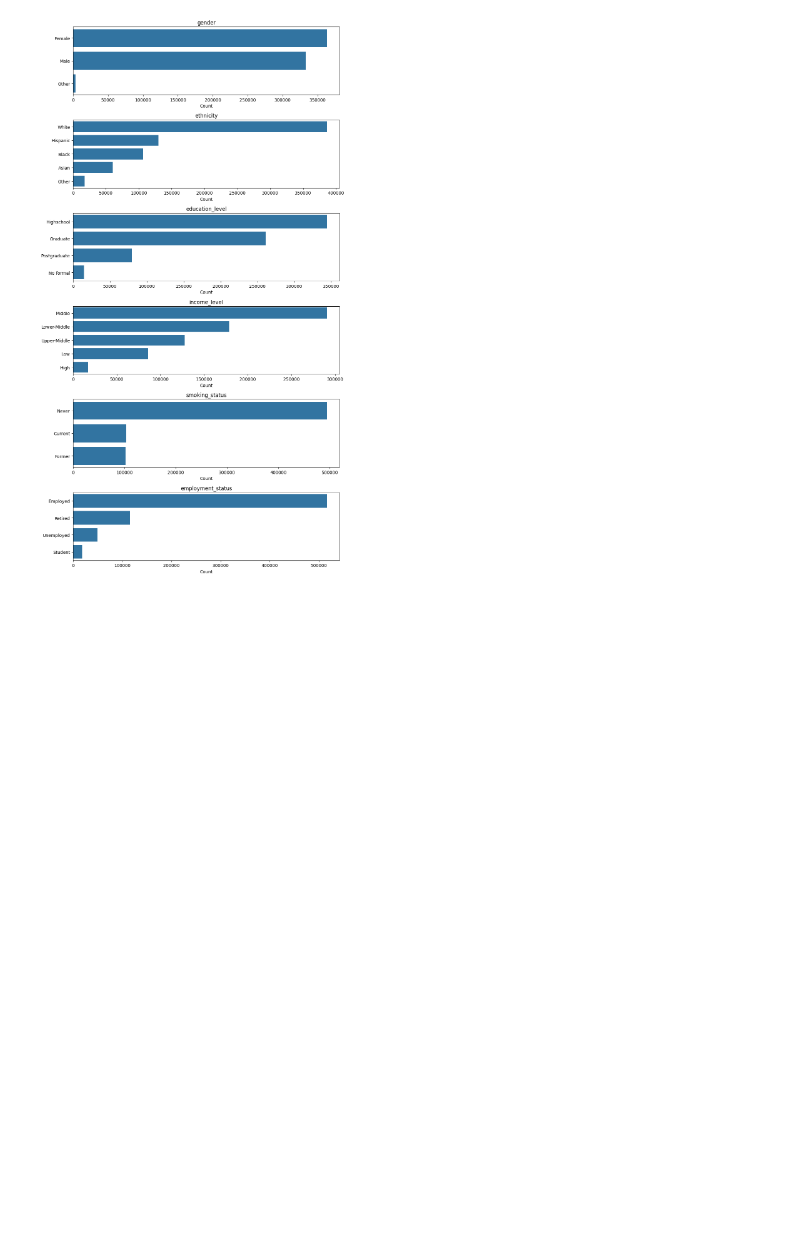
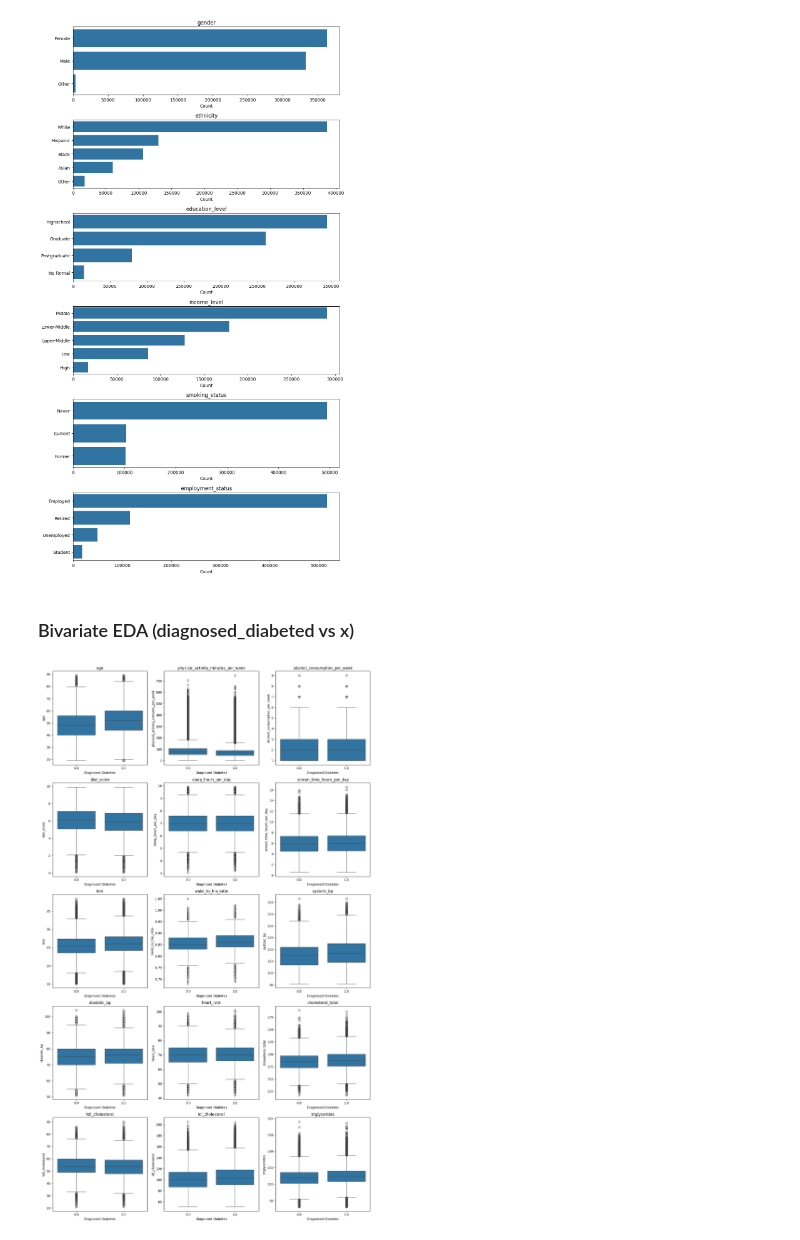
Before and after one commit to JoseAlfaro12/playground-series-s5e12, a Jupyter notebook: Scripts/EDA.ipynb, the cells around one changed output. Cells and saved outputs as stored; diff of their text form; code cells hidden in the pictures; blank space fills up the shorter version.

Commit message:
added bivariate and correlation analysis

```diff
--- a/Scripts/EDA.ipynb
+++ b/Scripts/EDA.ipynb
@@ -149,3 +168,49 @@ plt.tight_layout()
 plt.show()
 # %% [output]
 [figure]
+# %% [markdown]
+### Bivariate EDA (diagnosed_diabeted vs x)
+# %%
+cols_to_plot = [
+    "age",
+    "physical_activity_minutes_per_week",
+    "alcohol_consumption_per_week",
+    "diet_score",
+    "sleep_hours_per_day",
+    "screen_time_hours_per_day",
+    "bmi",
+    "waist_to_hip_ratio",
+    "systolic_bp",
+    "diastolic_bp",
+    "heart_rate",
+    "cholesterol_total",
+    "hdl_cholesterol",
+    "ldl_cholesterol",
+    "triglycerides"
+]
+
+# Only keep columns that exist in the dataset
+cols_to_plot = [col for col in cols_to_plot if col in train.columns]
+
+# Determine grid size
+n_cols = 3
+n_plots = len(cols_to_plot)
+n_rows = math.ceil(n_plots / n_cols)
+
+fig, axes = plt.subplots(n_rows, n_cols, figsize=(15, 5 * n_rows))
+axes = axes.flatten()
+
+for i, col in enumerate(cols_to_plot):
+    sns.boxplot(data=train, x="diagnosed_diabetes", y=col, ax=axes[i])
+    axes[i].set_title(col)
+    axes[i].set_xlabel("Diagnosed Diabetes")
+    axes[i].set_ylabel(col)
+
+# Hide extra empty subplots if grid is larger than needed
+for j in range(i+1, len(axes)):
+    axes[j].set_visible(False)
+
+plt.tight_layout()
+plt.show()
+# %% [output]
+[figure, added]
```
Also changed, not shown: parts of 6 cells of this notebook.
